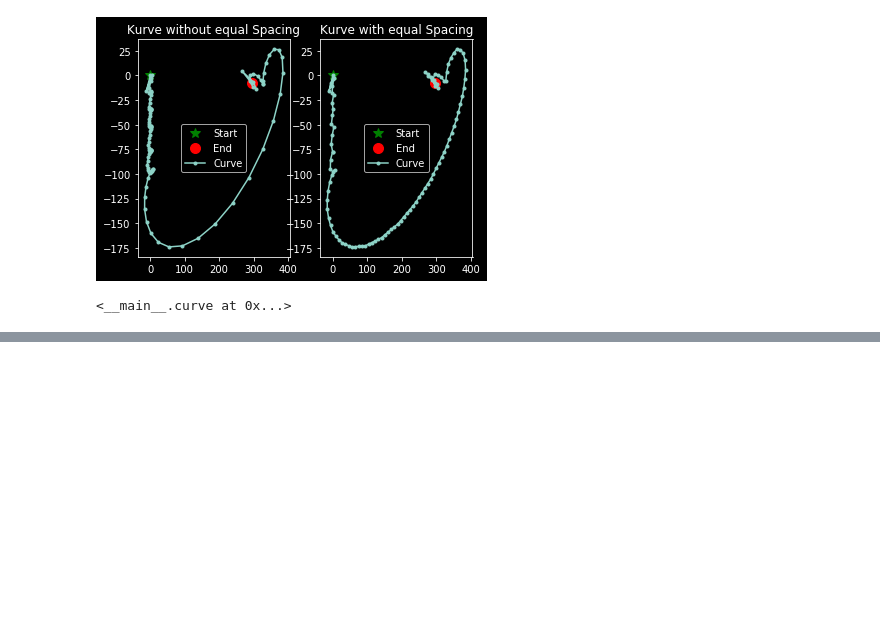
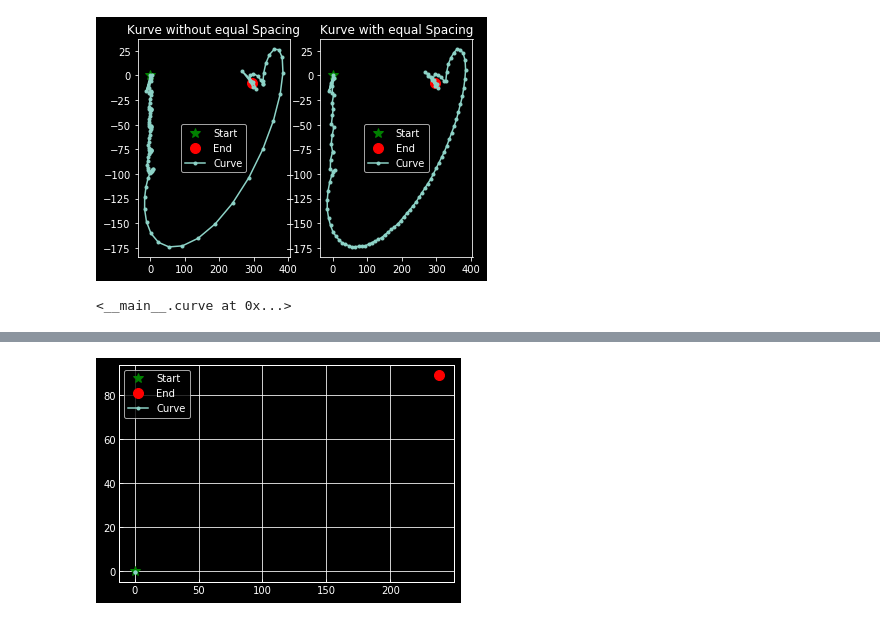
Before and after one commit to LeonKie/BA_Optimization_ML, a Jupyter notebook: Optimization/MouseDrawing.ipynb, the cells around one changed output, grey strips where cells are left out. Drawn from its saved outputs; the diff is of its cells as text; code cells hidden in the pictures; blank space fills up the shorter version.

```diff
--- a/Optimization/MouseDrawing.ipynb
+++ b/Optimization/MouseDrawing.ipynb
@@ -219,0 +237,4 @@ NameError: name 'in_track' is not defined
+# %%
+plt_T.plot_racetrack(s)
+# %% [output]
+[figure, added]
```
Also changed, not shown: parts of 3 cells of this notebook, 4 other files.
